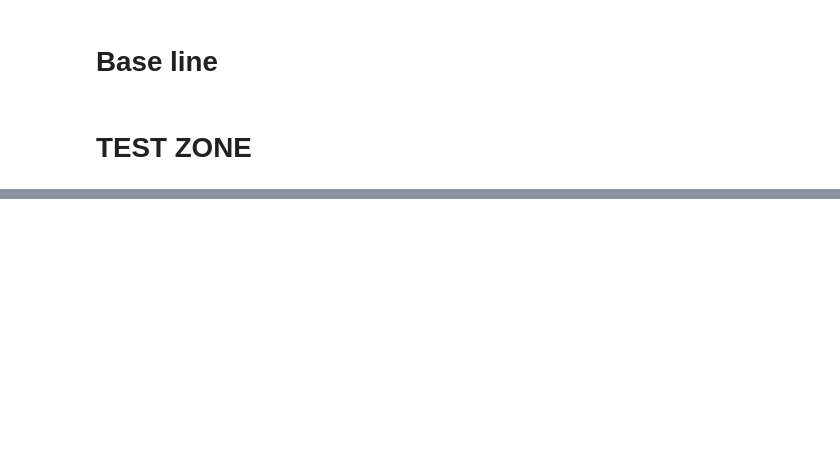
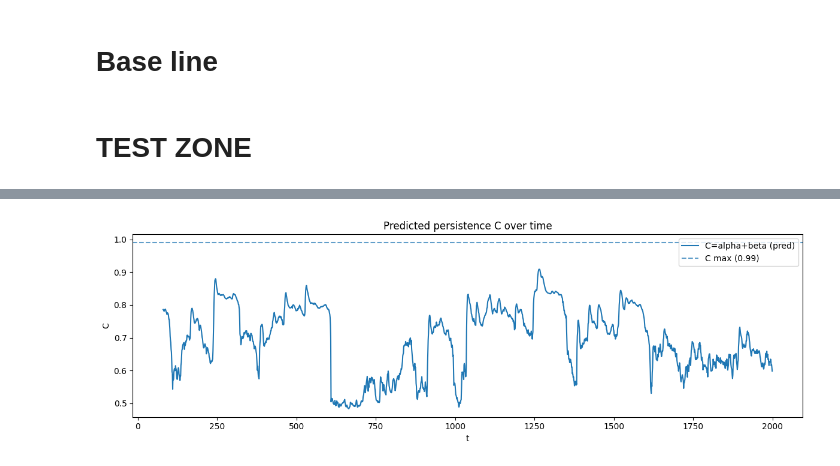
Before and after one commit to wacil-AI/Hybrid-GARCH-NN-Evaluation, a Jupyter notebook: Test_new_architecture.ipynb, the cells around one changed output, grey strips where cells are left out. Drawn from its saved outputs; the diff is of its cells as text; code cells hidden in the pictures; blank space fills up the shorter version.

```diff
--- a/Test_new_architecture.ipynb
+++ b/Test_new_architecture.ipynb
@@ -963,0 +832,43 @@ Log-MSE (this series): 0.201463
+# %%
+import numpy as np
+import torch
+import matplotlib.pyplot as plt
+
+@torch.no_grad()
+def rolling_params(model, r_series, W, device, batch_size=1024):
+    model.eval()
+    r = torch.tensor(r_series, dtype=torch.float32)
+    X = r.unfold(0, W, 1)[:-1].unsqueeze(-1)  # [T-W, W, 1]
+
+    omegas, alphas, betas = [], [], []
+    for start in range(0, X.size(0), batch_size):
+        xb = X[start:start+batch_size].to(device)
+        o, a, b = model.net(xb)   # <-- paramètres prédits
+        omegas.append(o.cpu().numpy())
+        alphas.append(a.cpu().numpy())
+        betas.append(b.cpu().numpy())
+
+    omega = np.concatenate(omegas)
+    alpha = np.concatenate(alphas)
+    beta  = np.concatenate(betas)
+    C = alpha + beta
+    return omega, alpha, beta, C
+
+j = 0
+r_series = ex_returns[j].cpu().numpy()
+W = WINDOW_SIZE
+omega_p, alpha_p, beta_p, C_p = rolling_params(model, r_series, W, device)
+
+t = np.arange(W, W+len(C_p))
+
+plt.figure(figsize=(12,4))
+plt.plot(t, C_p, label="C=alpha+beta (pred)")
+plt.axhline(0.99, linestyle="--", alpha=0.7, label="C max (0.99)")
+plt.title("Predicted persistence C over time")
+plt.xlabel("t")
+plt.ylabel("C")
+plt.legend()
+plt.tight_layout()
+plt.show()
+# %% [output]
+[figure, added]
```
Also changed, not shown: parts of 57 cells of this notebook.
